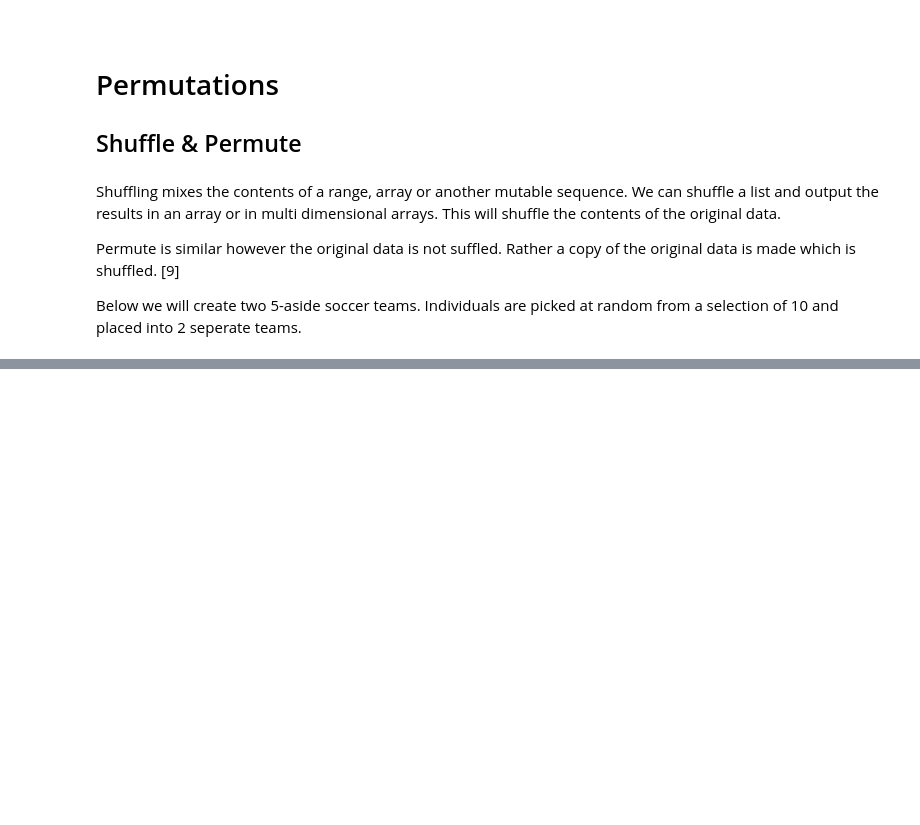
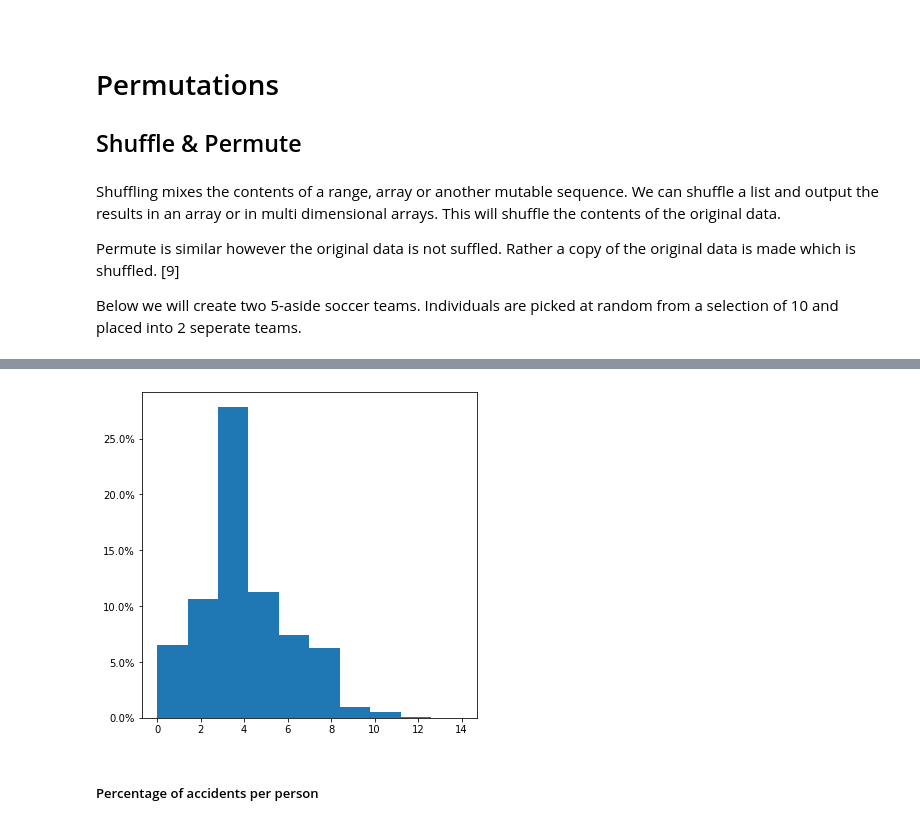
Before and after one commit to RYANCOX00/Prog_DA, a Jupyter notebook: Numpy_Random.ipynb, the cells around one changed output, grey strips where cells are left out. Saved outputs shown, nothing was run; the diff lists cells and outputs as text; code cells hidden in the pictures; blank space fills up the shorter version.

```diff
--- a/Numpy_Random.ipynb
+++ b/Numpy_Random.ipynb
@@ -255,0 +262,10 @@ We can see that the normal distribution simulation data provided by numpy random
+# %%
+accident = rng.poisson(4,45000)
+# %%
+fig, ax1 = plt.subplots()
+ax1.hist(accident, density = True)
+ax1.yaxis.set_major_formatter(mtick.PercentFormatter(1))
+# %% [output]
+[figure, added]
+# %% [markdown]
+##### Percentage of accidents per person
```
Also changed, not shown: parts of 26 cells of this notebook.
